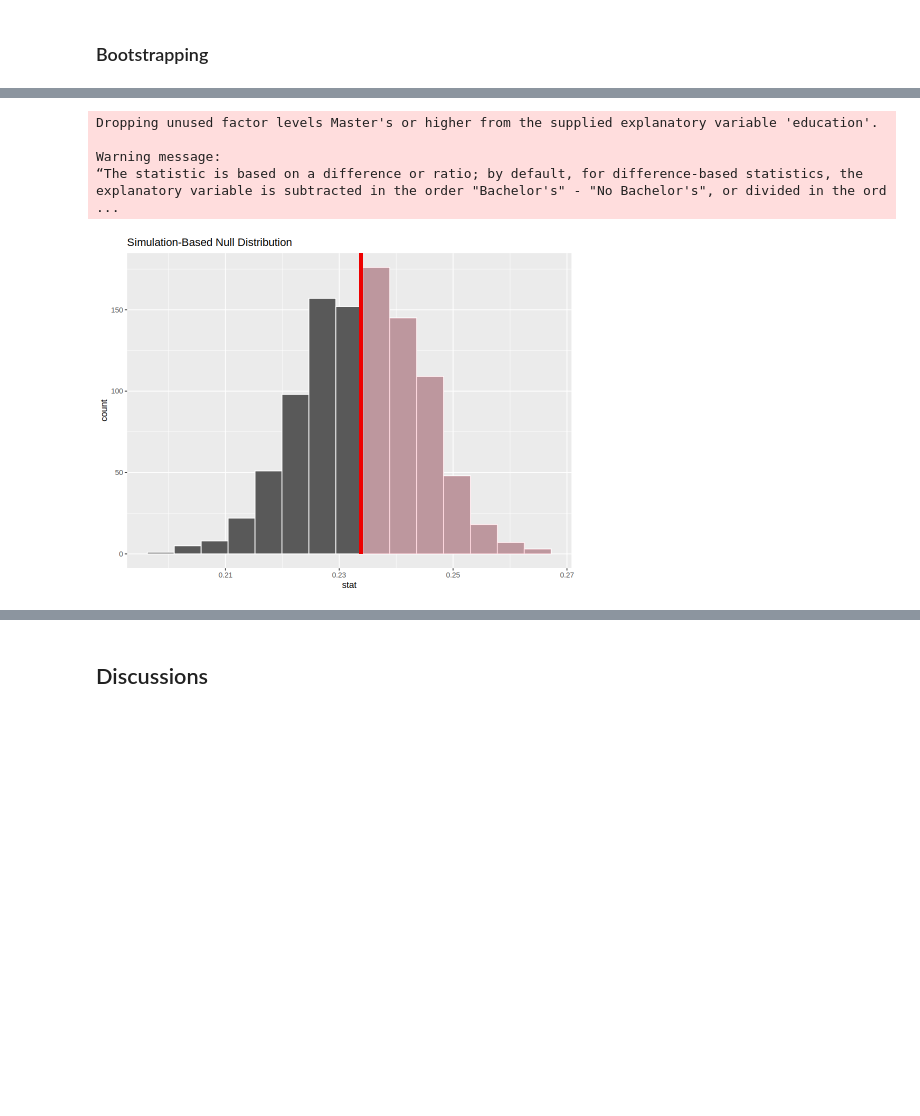
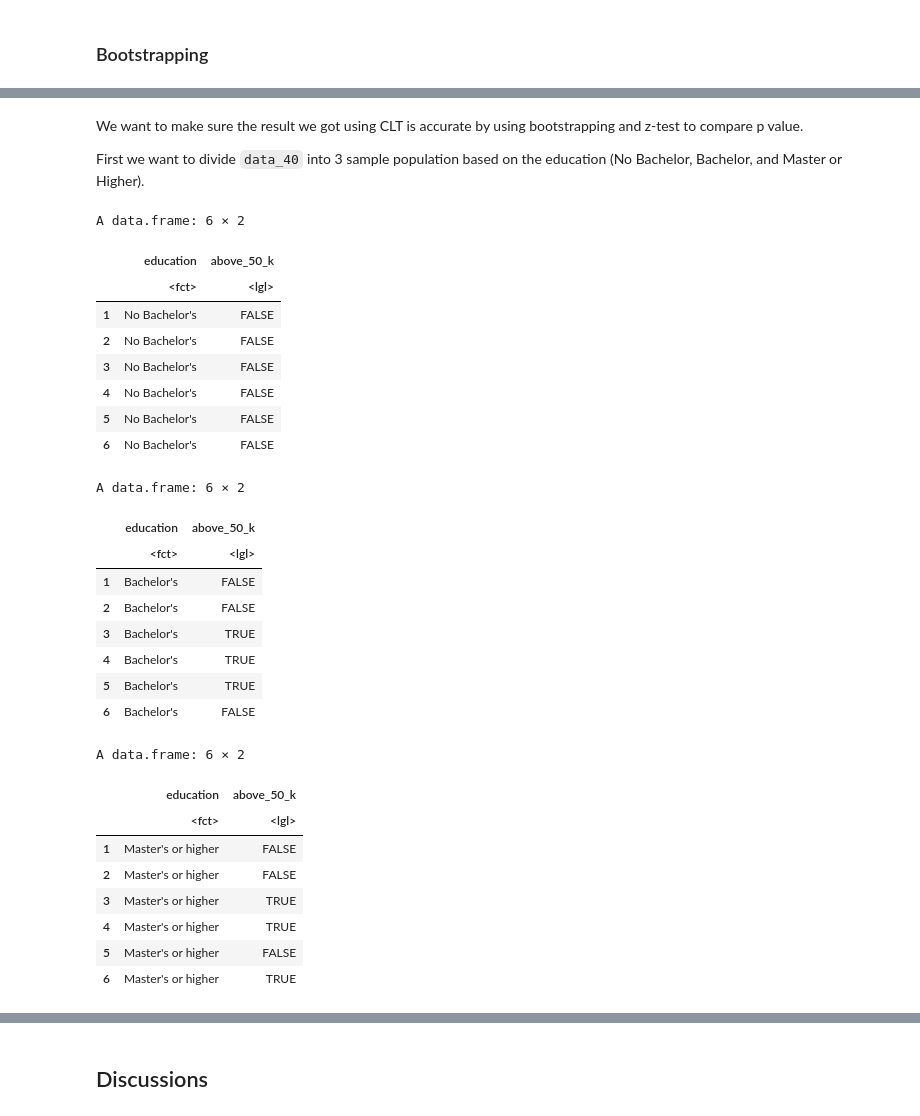
Before and after one commit to Julian-UBC/project-32, a Jupyter notebook: education_income.ipynb, the cells around one changed output, grey strips where cells are left out. Cells and saved outputs as stored; diff of their text form; code cells hidden in the pictures; blank space fills up the shorter version.

```diff
--- a/education_income.ipynb
+++ b/education_income.ipynb
@@ -345,10 +300,46 @@ A tibble: 3 × 2
-# %%
-func(data1) |>
-    visualize() +
-   shade_p_value(obs_stat = sample_statistics$prop[2] - sample_statistics$prop[1], direction = "greater")
-# %% [output]
-Dropping unused factor levels Master's or higher from the supplied explanatory variable 'education'.
-
-Warning message:
-“The statistic is based on a difference or ratio; by default, for difference-based statistics, the explanatory variable is subtracted in the order "Bachelor's" - "No Bachelor's", or divided in the ord ...
-[figure, removed]
+# %% [markdown]
+We want to make sure the result we got using CLT is accurate by using bootstrapping and z-test to compare p value.
+
+First we want to divide `data_40` into 3 sample population based on the education (No Bachelor, Bachelor, and Master or Higher).
+# %%
+data_non_bachelor <- data_40 %>%
+                        filter(education == "No Bachelor's") %>%
+                        select(education, above_50_k)
+data_bachelor <- data_40 %>%
+                        filter(education == "Bachelor's") %>%
+                        select(education, above_50_k)
+data_master <- data_40 %>%
+                        filter(education == "Master's or higher") %>%
+                        select(education, above_50_k)
+
+head(data_non_bachelor)
+head(data_bachelor)
+head(data_master)
+# %% [output]
+A data.frame: 6 × 2
+|  | education | above_50_k |
+|  | <fct> | <lgl> |
+| 1 | No Bachelor's | FALSE |
+| 2 | No Bachelor's | FALSE |
+| 3 | No Bachelor's | FALSE |
+| 4 | No Bachelor's | FALSE |
+| 5 | No Bachelor's | FALSE |
+| 6 | No Bachelor's | FALSE |
+A data.frame: 6 × 2
+|  | education | above_50_k |
+|  | <fct> | <lgl> |
+| 1 | Bachelor's | FALSE |
+| 2 | Bachelor's | FALSE |
+| 3 | Bachelor's | TRUE |
+| 4 | Bachelor's | TRUE |
+| 5 | Bachelor's | TRUE |
+| 6 | Bachelor's | FALSE |
+A data.frame: 6 × 2
+|  | education | above_50_k |
+|  | <fct> | <lgl> |
+| 1 | Master's or higher | FALSE |
+| 2 | Master's or higher | FALSE |
+| 3 | Master's or higher | TRUE |
+| 4 | Master's or higher | TRUE |
+| 5 | Master's or higher | FALSE |
+| 6 | Master's or higher | TRUE |
```
Also changed, not shown: parts of 17 cells of this notebook.
